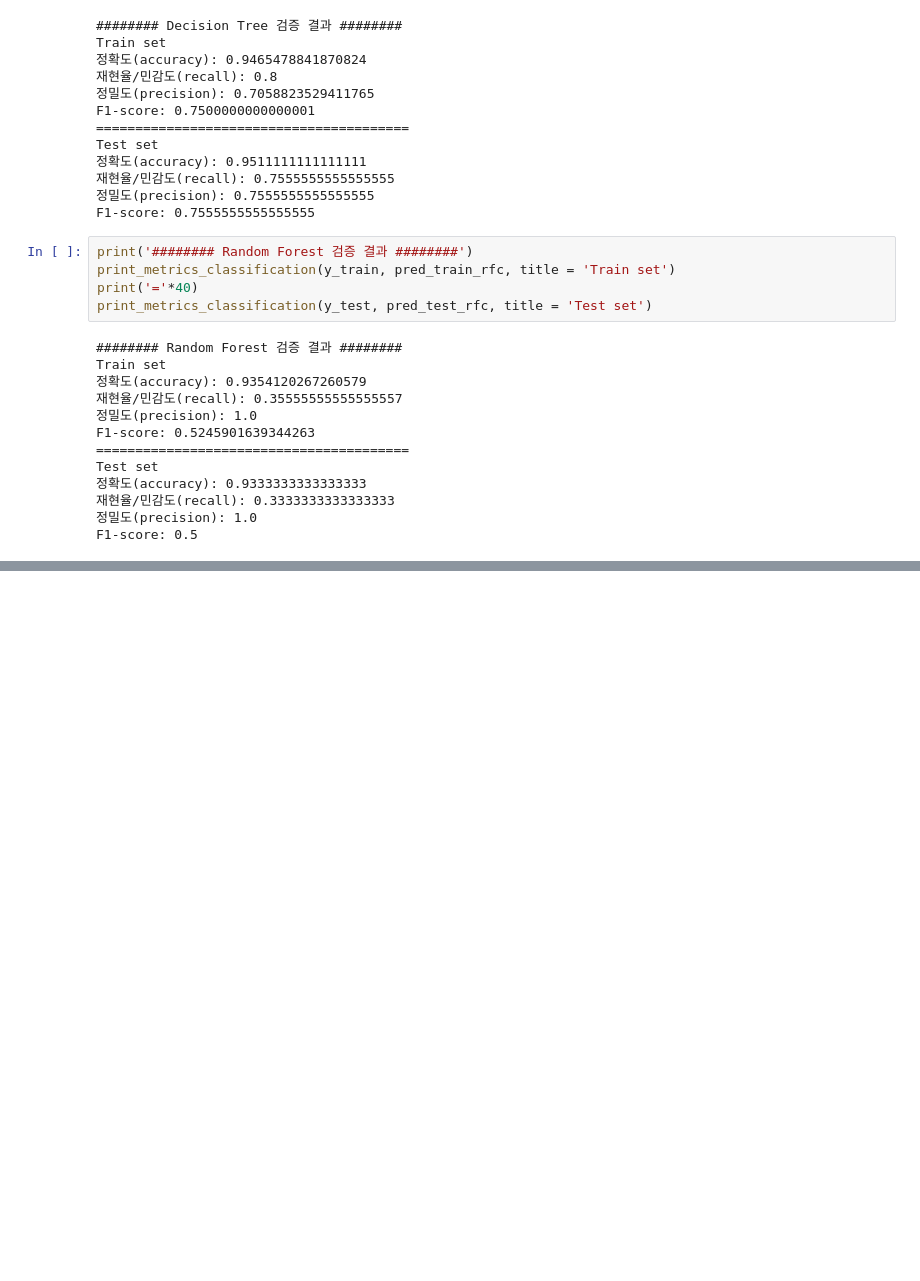
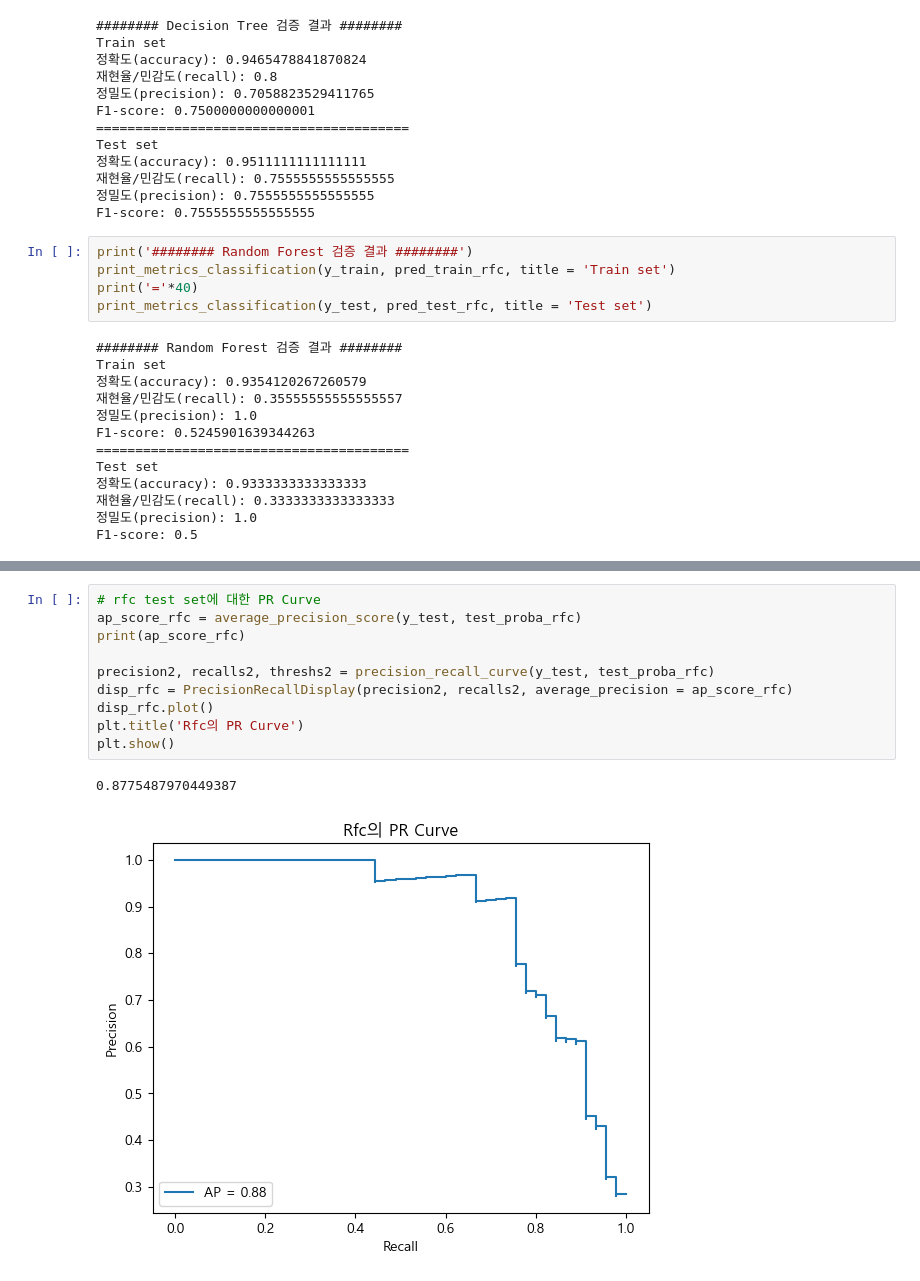
Before and after one commit to 1ee1hee/Machine_Learning, a Jupyter notebook: 분류 평가지표.ipynb, the cells around one changed output, grey strips where cells are left out. Drawn from its saved outputs; the diff is of its cells as text; blank space fills up the shorter version.

```diff
--- a/분류 평가지표.ipynb
+++ b/분류 평가지표.ipynb
@@ -412,0 +578,13 @@ F1-score: 0.5
+# %%
+# rfc test set에 대한 PR Curve
+ap_score_rfc = average_precision_score(y_test, test_proba_rfc)
+print(ap_score_rfc)
+
+precision2, recalls2, threshs2 = precision_recall_curve(y_test, test_proba_rfc)
+disp_rfc = PrecisionRecallDisplay(precision2, recalls2, average_precision = ap_score_rfc)
+disp_rfc.plot()
+plt.title('Rfc의 PR Curve')
+plt.show()
+# %% [output]
+0.8775487970449387
+[figure, added]
```
Also changed, not shown: parts of 32 cells of this notebook.
